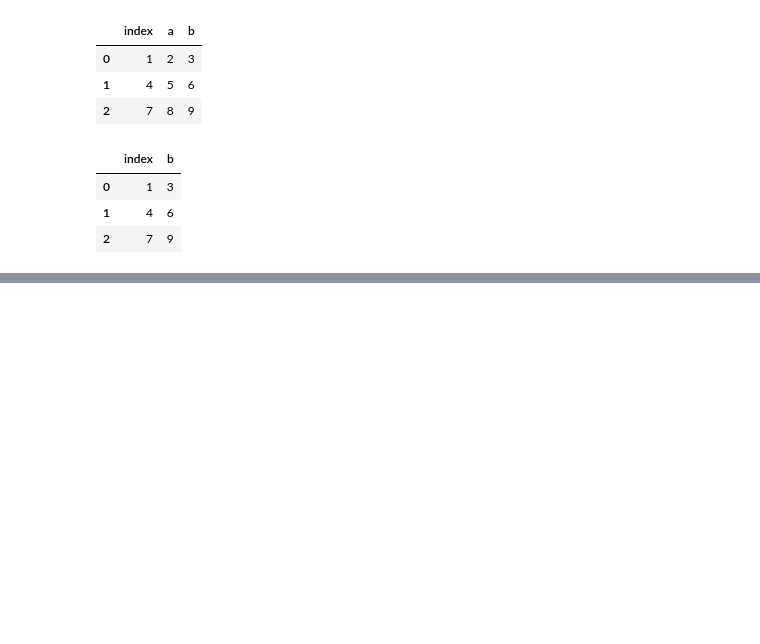
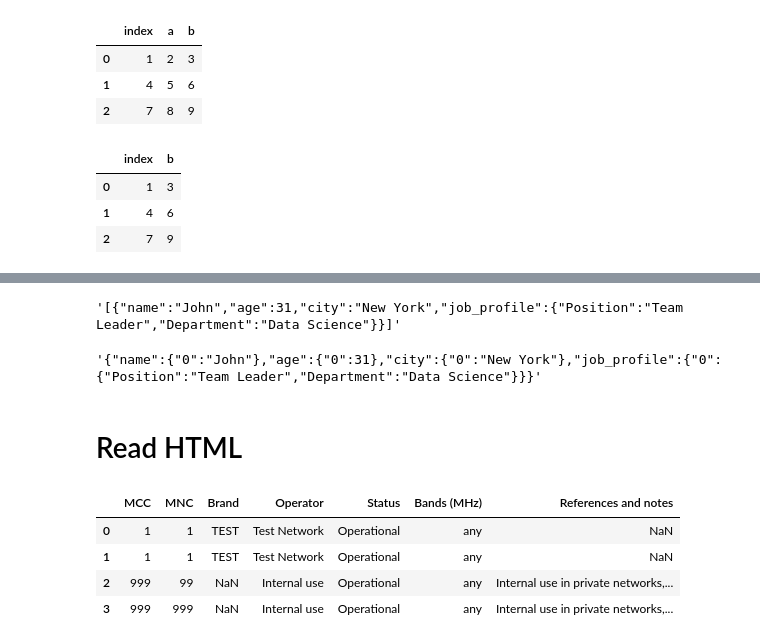
Before and after one commit to jigargorakhiya/Machine-Learning, a Jupyter notebook: Python/Panda.ipynb, the cells around one changed output, grey strips where cells are left out. Drawn from its saved outputs; the diff is of its cells as text; code cells hidden in the pictures; blank space fills up the shorter version.

Commit message:
Python Panda - Read from Json and CSV

```diff
--- a/Python/Panda.ipynb
+++ b/Python/Panda.ipynb
@@ -218,0 +348,22 @@ df
+# %%
+ #Read without Index
+df.to_json(orient="records")
+# %% [output]
+'[{"name":"John","age":31,"city":"New York","job_profile":{"Position":"Team Leader","Department":"Data Science"}}]'
+# %%
+#Reding with Index and value pair
+df.to_json()
+# %% [output]
+'{"name":{"0":"John"},"age":{"0":31},"city":{"0":"New York"},"job_profile":{"0":{"Position":"Team Leader","Department":"Data Science"}}}'
+# %% [markdown]
+# Read HTML
+# %%
+df_html = pd.read_html("https://en.wikipedia.org/wiki/Mobile_country_code")
+# %%
+df_html[0]
+# %% [output]
+|  | MCC | MNC | Brand | Operator | Status | Bands (MHz) | References and notes |
+| 0 | 1 | 1 | TEST | Test Network | Operational | any | NaN |
+| 1 | 1 | 1 | TEST | Test Network | Operational | any | NaN |
+| 2 | 999 | 99 | NaN | Internal use | Operational | any | Internal use in private networks,... |
+| 3 | 999 | 999 | NaN | Internal use | Operational | any | Internal use in private networks,... |
```
Also changed, not shown: parts of 29 cells of this notebook, 6 other files.
